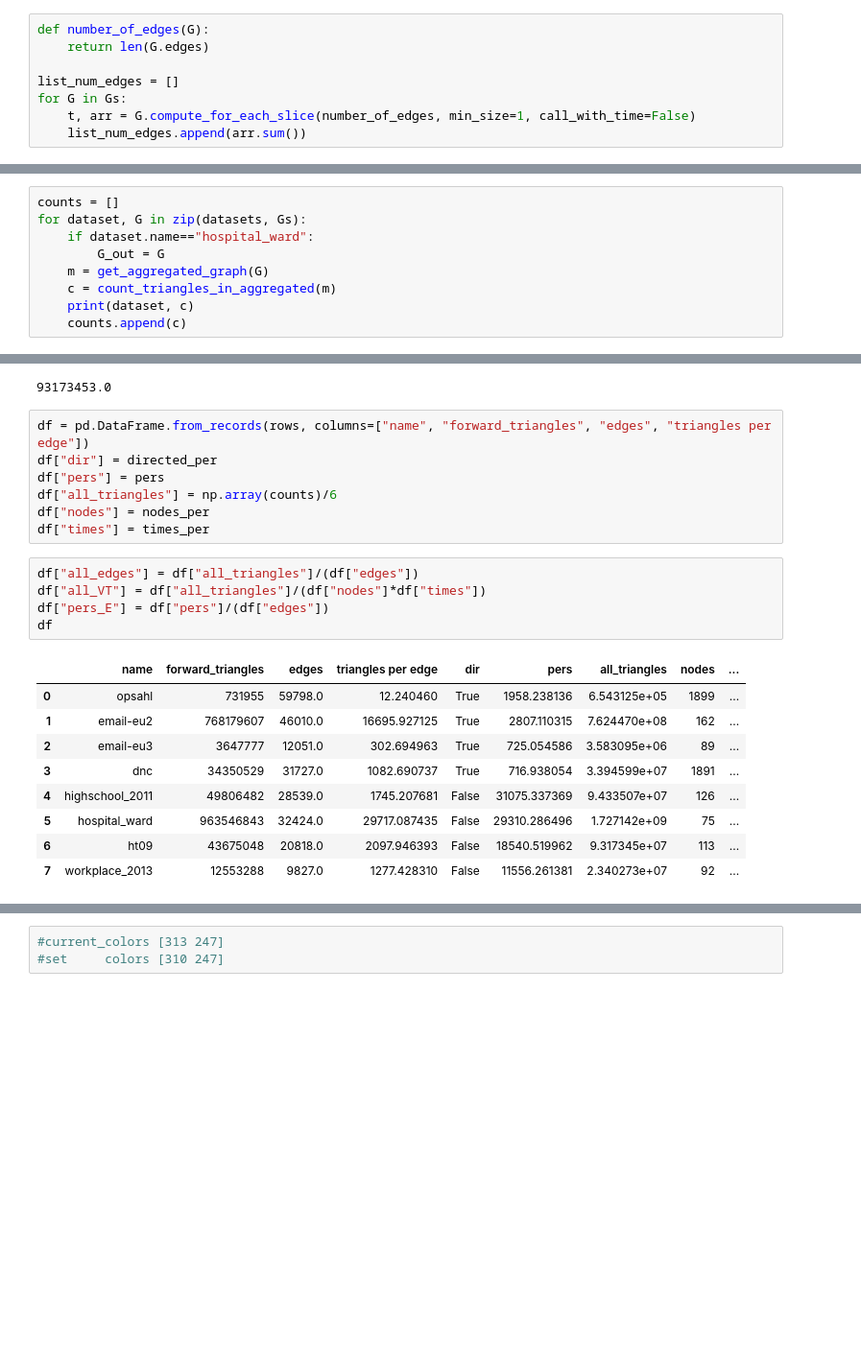
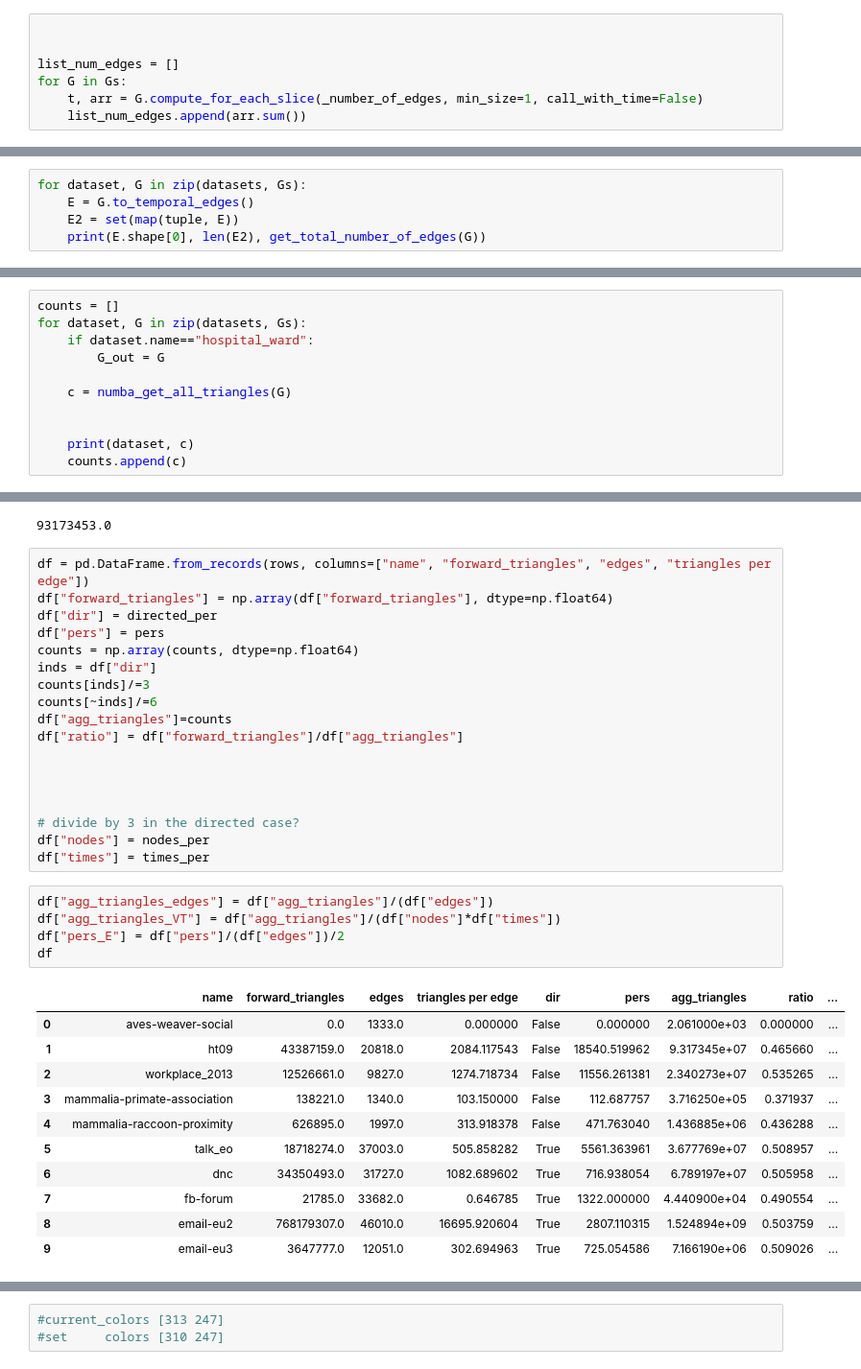
Before and after one commit to Feelx234/temp-nestmodel, a Jupyter notebook: notebooks/Temporal Properties-Triangles.ipynb, the cells around one changed output, grey strips where cells are left out. Shown: that part at 96% size. Drawn from its saved outputs; the diff is of its cells as text; blank space fills up the shorter version.

Commit message:
basic temporal rewiring is done

```diff
--- a/notebooks/Temporal Properties-Triangles.ipynb
+++ b/notebooks/Temporal Properties-Triangles.ipynb
@@ -291,10 +138,9 @@ for h, G in zip(hs, Gs):
 # %%
-def number_of_edges(G):
-    return len(G.edges)
+
 
 list_num_edges = []
 for G in Gs:
-    t, arr = G.compute_for_each_slice(number_of_edges, min_size=1, call_with_time=False)
+    t, arr = G.compute_for_each_slice(_number_of_edges, min_size=1, call_with_time=False)
     list_num_edges.append(arr.sum())
 # %%
 rows = []
@@ -354,3 +181,8 @@ def count_triangles_in_aggregated(m):
 nodes_per = [G.num_nodes for G in Gs]
 times_per = [len(G.slices) for G in Gs]
 directed_per = [G.is_directed for G in Gs]
+# %%
+for dataset, G in zip(datasets, Gs):
+    E = G.to_temporal_edges()
+    E2 = set(map(tuple, E))
+    print(E.shape[0], len(E2), get_total_number_of_edges(G))
@@ -359,8 +202,10 @@ counts = []
 for dataset, G in zip(datasets, Gs):
     if dataset.name=="hospital_ward":
         G_out = G
-    m = get_aggregated_graph(G)
-    c = count_triangles_in_aggregated(m)
+
+    c = numba_get_all_triangles(G)
+
+
     print(dataset, c)
     counts.append(c)
 # %% [output]
@@ -378,23 +225,36 @@ CSVDataset(workplace_2013, False) 140416356
 93173453.0
 # %%
 df = pd.DataFrame.from_records(rows, columns=["name", "forward_triangles", "edges", "triangles per edge"])
+df["forward_triangles"] = np.array(df["forward_triangles"], dtype=np.float64)
 df["dir"] = directed_per
 df["pers"] = pers
-df["all_triangles"] = np.array(counts)/6
+counts = np.array(counts, dtype=np.float64)
+inds = df["dir"]
+counts[inds]/=3
+counts[~inds]/=6
+df["agg_triangles"]=counts
+df["ratio"] = df["forward_triangles"]/df["agg_triangles"]
+
+
+
+
+# divide by 3 in the directed case?
 df["nodes"] = nodes_per
 df["times"] = times_per
 # %%
-df["all_edges"] = df["all_triangles"]/(df["edges"])
-df["all_VT"] = df["all_triangles"]/(df["nodes"]*df["times"])
-df["pers_E"] = df["pers"]/(df["edges"])
+df["agg_triangles_edges"] = df["agg_triangles"]/(df["edges"])
+df["agg_triangles_VT"] = df["agg_triangles"]/(df["nodes"]*df["times"])
+df["pers_E"] = df["pers"]/(df["edges"])/2
 df
 # %% [output]
-|  | name | forward_triangles | edges | triangles per edge | dir | pers | all_triangles | nodes | ... |
-| 0 | opsahl | 731955 | 59798.0 | 12.240460 | True | 1958.238136 | 6.543125e+05 | 1899 | ... |
-| 1 | email-eu2 | 768179607 | 46010.0 | 16695.927125 | True | 2807.110315 | 7.624470e+08 | 162 | ... |
-| 2 | email-eu3 | 3647777 | 12051.0 | 302.694963 | True | 725.054586 | 3.583095e+06 | 89 | ... |
-| 3 | dnc | 34350529 | 31727.0 | 1082.690737 | True | 716.938054 | 3.394599e+07 | 1891 | ... |
-| 4 | highschool_2011 | 49806482 | 28539.0 | 1745.207681 | False | 31075.337369 | 9.433507e+07 | 126 | ... |
-| 5 | hospital_ward | 963546843 | 32424.0 | 29717.087435 | False | 29310.286496 | 1.727142e+09 | 75 | ... |
-| 6 | ht09 | 43675048 | 20818.0 | 2097.946393 | False | 18540.519962 | 9.317345e+07 | 113 | ... |
-| 7 | workplace_2013 | 12553288 | 9827.0 | 1277.428310 | False | 11556.261381 | 2.340273e+07 | 92 | ... |
+|  | name | forward_triangles | edges | triangles per edge | dir | pers | agg_triangles | ratio | ... |
+| 0 | aves-weaver-social | 0.0 | 1333.0 | 0.000000 | False | 0.000000 | 2.061000e+03 | 0.000000 | ... |
+| 1 | ht09 | 43387159.0 | 20818.0 | 2084.117543 | False | 18540.519962 | 9.317345e+07 | 0.465660 | ... |
+| 2 | workplace_2013 | 12526661.0 | 9827.0 | 1274.718734 | False | 11556.261381 | 2.340273e+07 | 0.535265 | ... |
+| 3 | mammalia-primate-association | 138221.0 | 1340.0 | 103.150000 | False | 112.687757 | 3.716250e+05 | 0.371937 | ... |
+| 4 | mammalia-raccoon-proximity | 626895.0 | 1997.0 | 313.918378 | False | 471.763040 | 1.436885e+06 | 0.436288 | ... |
+| 5 | talk_eo | 18718274.0 | 37003.0 | 505.858282 | True | 5561.363961 | 3.677769e+07 | 0.508957 | ... |
+| 6 | dnc | 34350493.0 | 31727.0 | 1082.689602 | True | 716.938054 | 6.789197e+07 | 0.505958 | ... |
+| 7 | fb-forum | 21785.0 | 33682.0 | 0.646785 | True | 1322.000000 | 4.440900e+04 | 0.490554 | ... |
+| 8 | email-eu2 | 768179307.0 | 46010.0 | 16695.920604 | True | 2807.110315 | 1.524894e+09 | 0.503759 | ... |
+| 9 | email-eu3 | 3647777.0 | 12051.0 | 302.694963 | True | 725.054586 | 7.166190e+06 | 0.509026 | ... |
```
Also changed, not shown: parts of 51 cells of this notebook, 7 other files.
